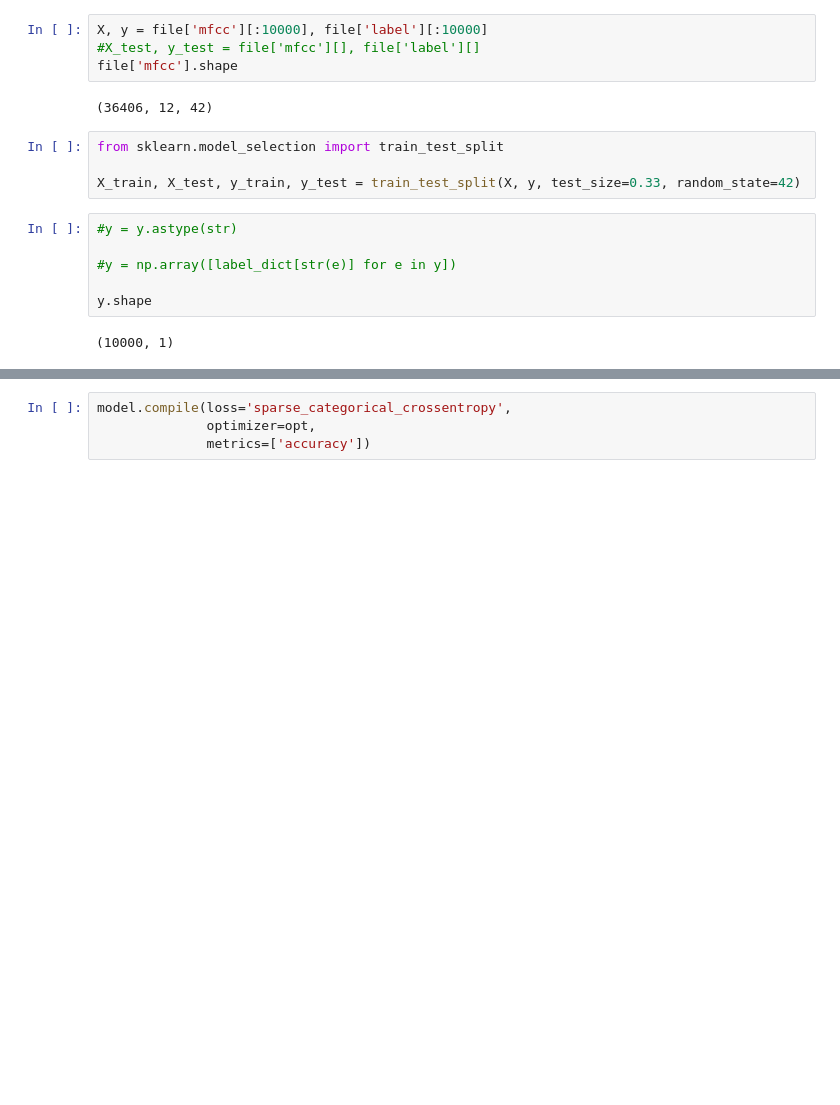
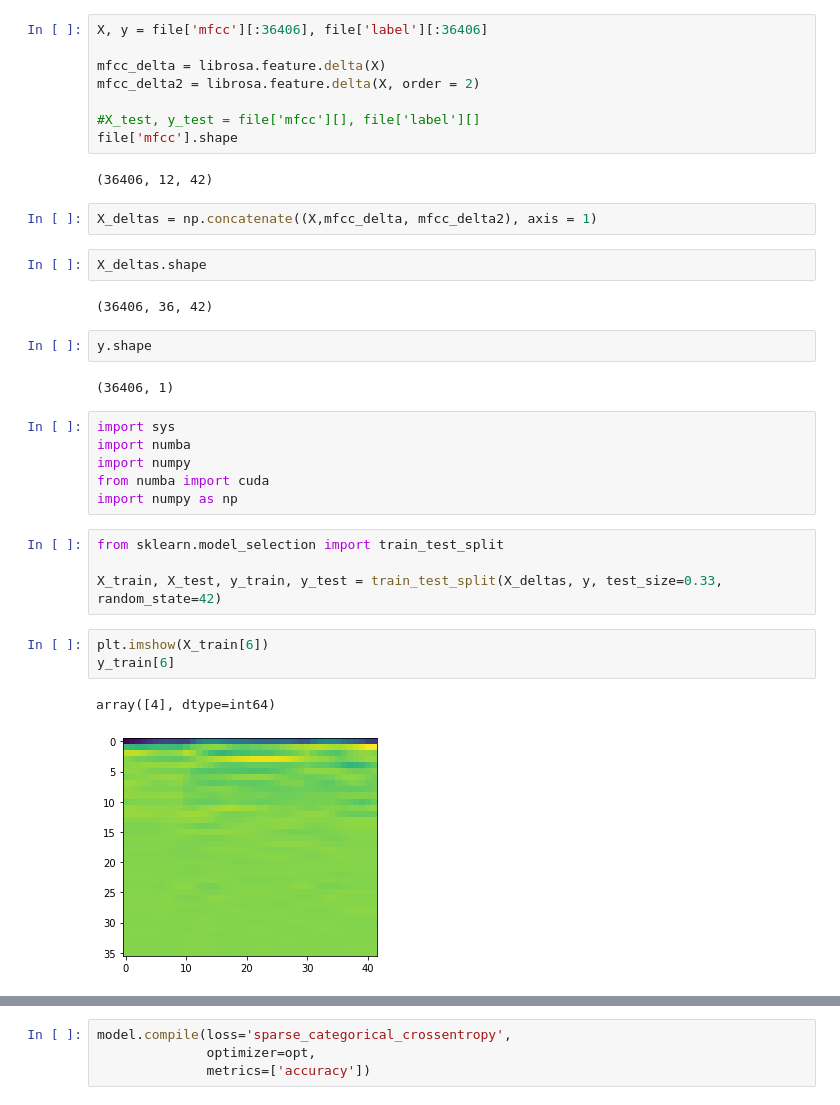
Before and after one commit to PastaGits/VocalEmotionSensor, a Jupyter notebook: importData.ipynb, the cells around one changed output, grey strips where cells are left out. Drawn from its saved outputs; the diff is of its cells as text; blank space fills up the shorter version.

```diff
--- a/importData.ipynb
+++ b/importData.ipynb
@@ -7,23 +8,41 @@ file = h5py.File('dataset.h5', 'r')
 #label_dict = {"[b'n']": 0, "[b'c']": 1, "[b'h']": 2, "[b'sa']": 3,
               #"[b'a']": 4, "[b'f']": 5, "[b'd']": 6, "[b'su']": 7}
 # %%
-X, y = file['mfcc'][:10000], file['label'][:10000]
+X, y = file['mfcc'][:36406], file['label'][:36406]
+
+mfcc_delta = librosa.feature.delta(X)
+mfcc_delta2 = librosa.feature.delta(X, order = 2)
+
 #X_test, y_test = file['mfcc'][], file['label'][]
 file['mfcc'].shape
 # %% [output]
 (36406, 12, 42)
+# %%
+X_deltas = np.concatenate((X,mfcc_delta, mfcc_delta2), axis = 1)
+# %%
+X_deltas.shape
+# %% [output]
+(36406, 36, 42)
+# %%
+y.shape
+# %% [output]
+(36406, 1)
+# %%
+import sys
+import numba
+import numpy
+from numba import cuda
+import numpy as np
 # %%
 from sklearn.model_selection import train_test_split
 
-X_train, X_test, y_train, y_test = train_test_split(X, y, test_size=0.33, random_state=42)
+X_train, X_test, y_train, y_test = train_test_split(X_deltas, y, test_size=0.33, random_state=42)
-# %%
-#y = y.astype(str)
-
-#y = np.array([label_dict[str(e)] for e in y])
-
-y.shape
-# %% [output]
-(10000, 1)
+# %%
+plt.imshow(X_train[6])
+y_train[6]
+# %% [output]
+array([4], dtype=int64)
+[figure, added]
 # %%
 import keras
 import numpy as np
```
Also changed, not shown: parts of 7 cells of this notebook.
